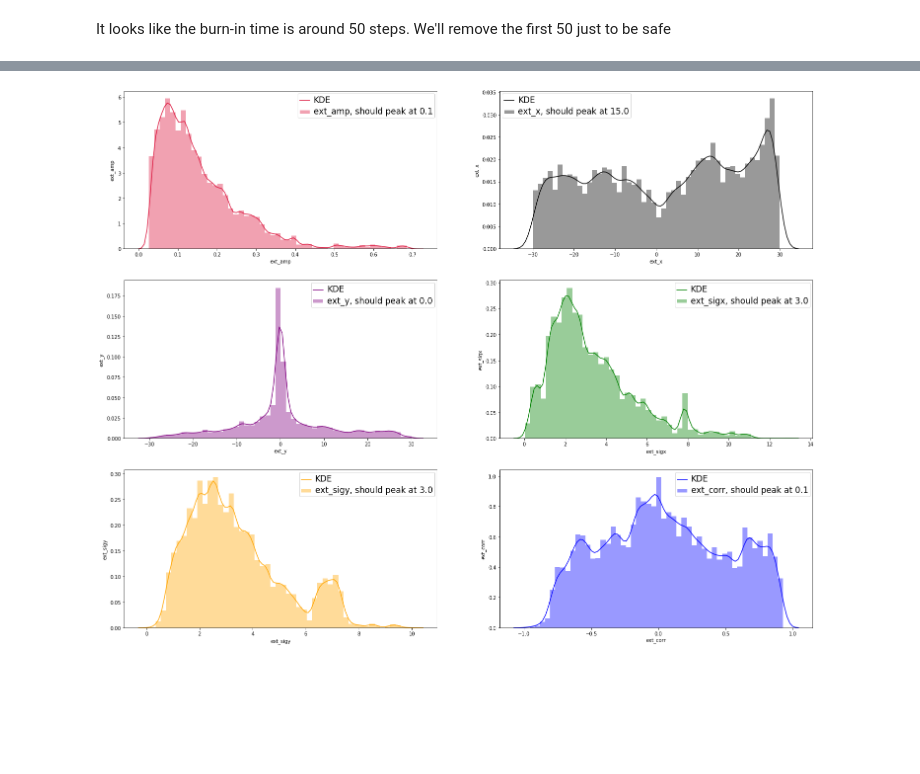
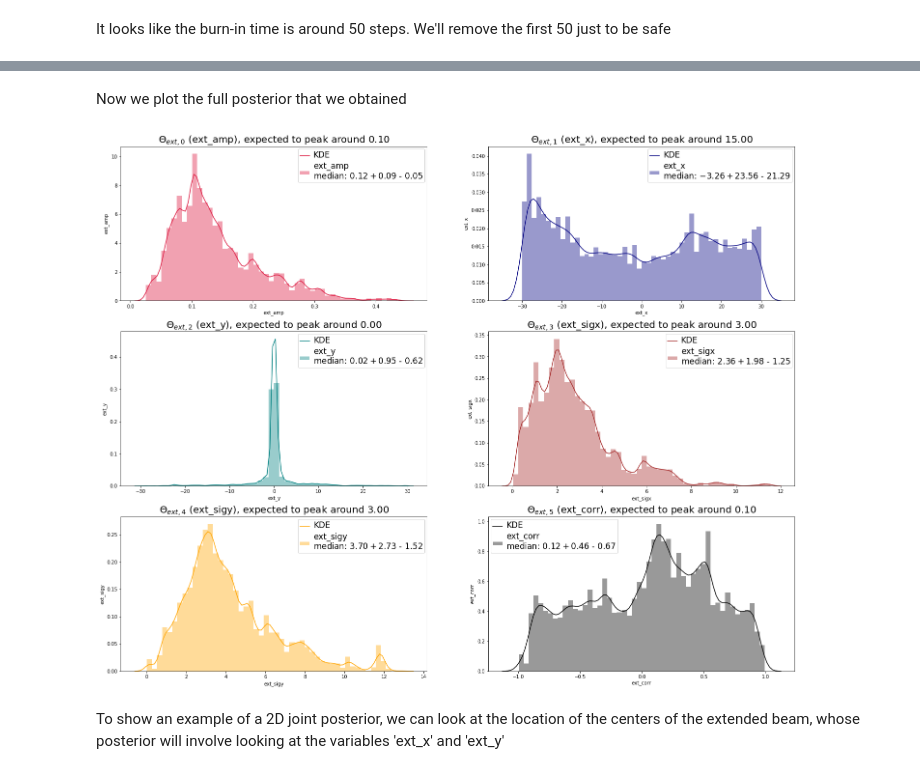
Before and after one commit to phys201/extended-beam-modeling, a Jupyter notebook: tutorial_notebook.ipynb, the cells around one changed output, grey strips where cells are left out. Drawn from its saved outputs; the diff is of its cells as text; code cells hidden in the pictures; blank space fills up the shorter version.

Commit message:
Added quantiles to report uncertainties in the median

```diff
--- a/tutorial_notebook.ipynb
+++ b/tutorial_notebook.ipynb
@@ -426,0 +429,8 @@ burned_in = emcee_chains_6p.xs(slice(50, 6000), level=1)
+# %%
+q = burned_in.quantile([0.16,0.50,0.84], axis=0)
+display(q)
+
+for name in burned_in.keys():
+    print("{} = {:.2f} + {:.2f} - {:.2f}".format(name, q[name][0.50],
+                                                       q[name][0.84]-q[name][0.50],
+                                                       q[name][0.50]-q[name][0.16]))
@@ -427,18 +448,27 @@ burned_in = emcee_chains_6p.xs(slice(50, 6000), level=1)
+# %% [markdown]
+Now we plot the full posterior that we obtained
 # %%
 N_plots      = 6
 fig, axes    = plt.subplots(int(np.ceil(N_plots/2)), 2, figsize=(25,20))
 peaks        = true_vals[12:18] # *Expected peaks
-colors       = ['crimson', 'black', 'purple', 'green', 'orange', 'blue']
-for ax, name, color, peak in zip(axes.flat, emcee_chains_6p.keys(), colors, peaks):
+colors       = ['crimson', 'navy', 'teal', 'brown', 'orange', 'black']
+tags         = ['$\Theta_{ext,0}$', '$\Theta_{ext,1}$', '$\Theta_{ext,2}$', '$\Theta_{ext,3}$', '$\Theta_{ext,4}$', '$\Theta_{ext,5}$']
+for ax, name, tag, color, peak in zip(axes.flat, emcee_chains_6p.keys(), tags, colors, peaks):
     ax.set(ylabel = name)
     sns.distplot(burned_in[name],
                  color    = color,
                  ax       = ax,
-                 hist_kws = {'label':'{}, should peak at {}'.format(name, peak)},
-                 kde_kws  = {'label': 'KDE'})
+                 kde_kws  = {'label': 'KDE'},
+                 hist_kws = {'label':'{}\nmedian: ${:.2f} + {:.2f}$ - {:.2f}'.format(name,
+                                                                                     q[name][0.50],
+                                                                                     q[name][0.84]-q[name][0.50],
+                                                                                     q[name][0.50]-q[name][0.16])})
+    ax.set_title('{} ({}), expected to peak around {:.2f}'.format(tag, name, peak), loc='center', fontsize='20')
     plt.setp(ax.get_legend().get_texts(), fontsize='17')
 # %% [output]
-[figure, old version]
+[figure, new version]
+# %% [markdown]
+To show an example of a 2D joint posterior, we can look at the location of the centers of the extended beam, whose posterior will involve looking at the variables 'ext_x' and 'ext_y'
 # %%
 print("Centers for the extended parameter beam: \nExpected to peak at {}".format(true_vals[13:15]))
 sns.jointplot(x     = 'ext_x',
```
Also changed, not shown: parts of 10 cells of this notebook.
